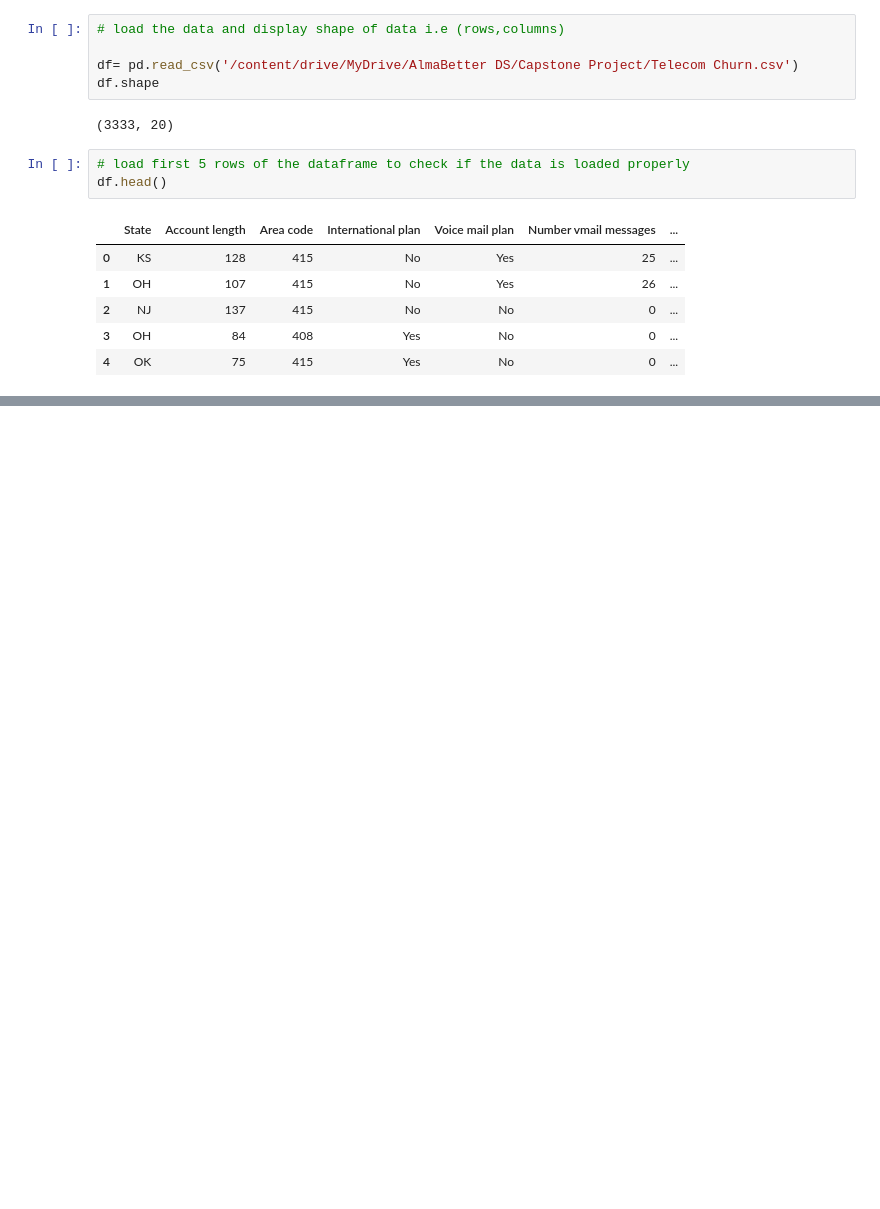
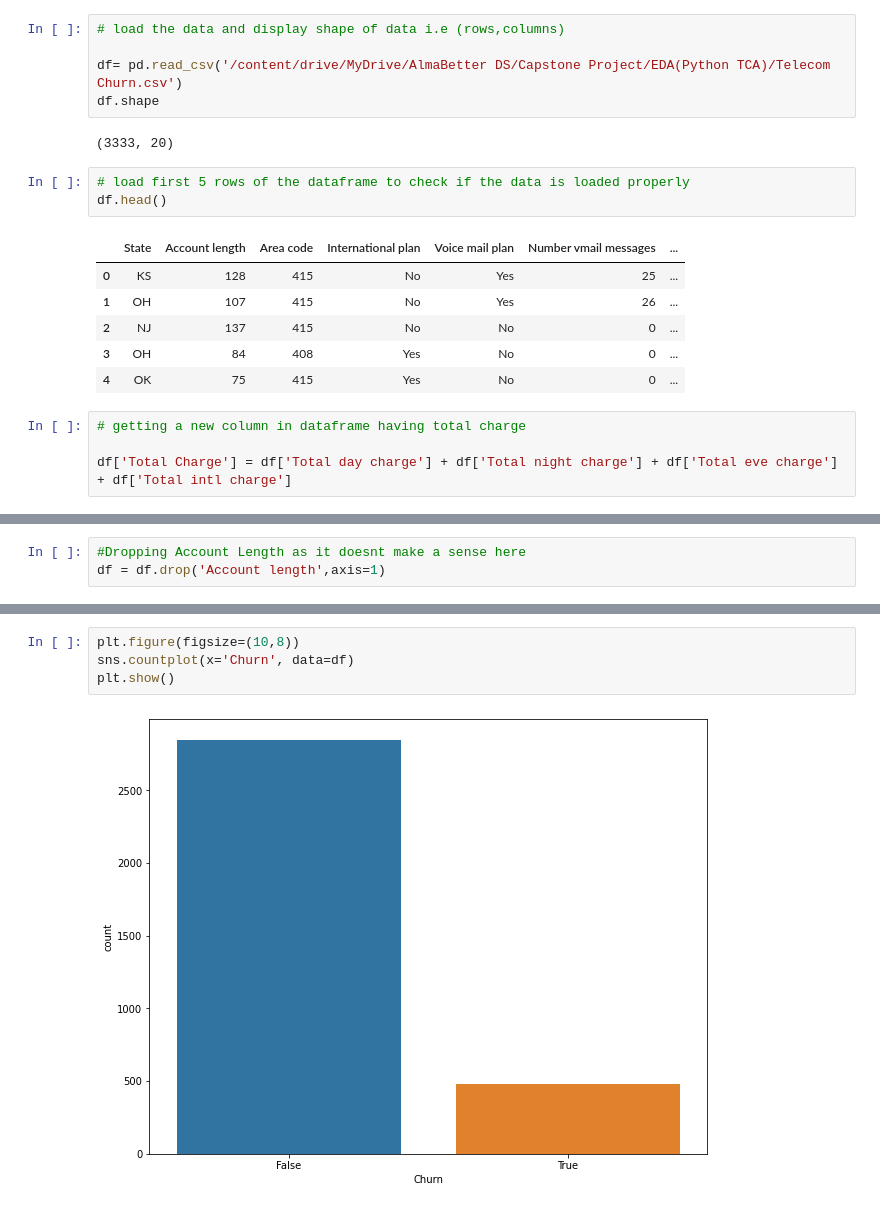
Before and after one commit to Vagueken/Customer-Churn-Analysis, a Jupyter notebook: Karan_Malhotra_Telecom_Churn_Analysis_Capstone_Project.ipynb, the cells around one changed output, grey strips where cells are left out. Saved outputs shown, nothing was run; the diff lists cells and outputs as text; blank space fills up the shorter version.

```diff
--- a/Karan_Malhotra_Telecom_Churn_Analysis_Capstone_Project.ipynb
+++ b/Karan_Malhotra_Telecom_Churn_Analysis_Capstone_Project.ipynb
@@ -18,7 +36,7 @@ import matplotlib.pyplot as plt #visualization
 # %%
 # load the data and display shape of data i.e (rows,columns)
 
-df= pd.read_csv('/content/drive/MyDrive/AlmaBetter DS/Capstone Project/Telecom Churn.csv')
+df= pd.read_csv('/content/drive/MyDrive/AlmaBetter DS/Capstone Project/EDA(Python TCA)/Telecom Churn.csv')
 df.shape
 # %% [output]
 (3333, 20)
@@ -32,3 +50,7 @@ df.head()
 | 2 | NJ | 137 | 415 | No | No | 0 | ... |
 | 3 | OH | 84 | 408 | Yes | No | 0 | ... |
 | 4 | OK | 75 | 415 | Yes | No | 0 | ... |
+# %%
+# getting a new column in dataframe having total charge
+
+df['Total Charge'] = df['Total day charge'] + df['Total night charge'] + df['Total eve charge'] + df['Total intl charge']
@@ -34,0 +177,3 @@ df.head()
+# %%
+#Dropping Account Length as it doesnt make a sense here
+df = df.drop('Account length',axis=1)
@@ -34,0 +190,6 @@ df.head()
+# %%
+plt.figure(figsize=(10,8))
+sns.countplot(x='Churn', data=df)
+plt.show()
+# %% [output]
+[figure, added]
```
Also changed, not shown: parts of 74 cells of this notebook.
